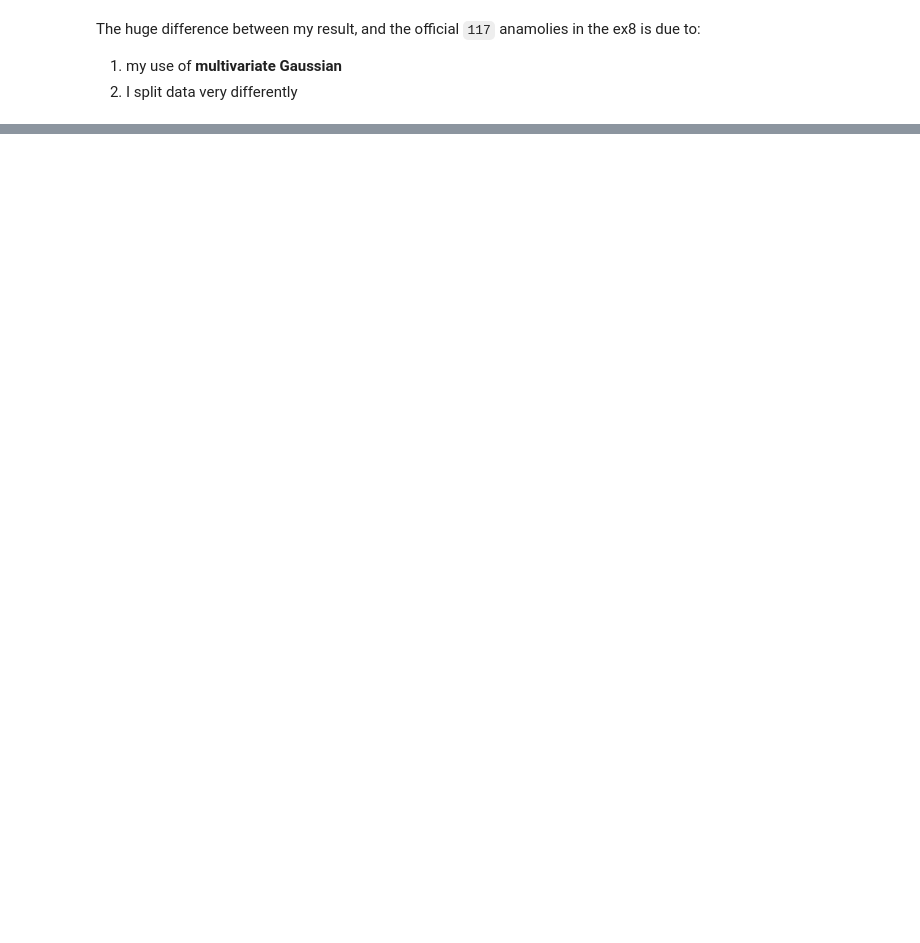
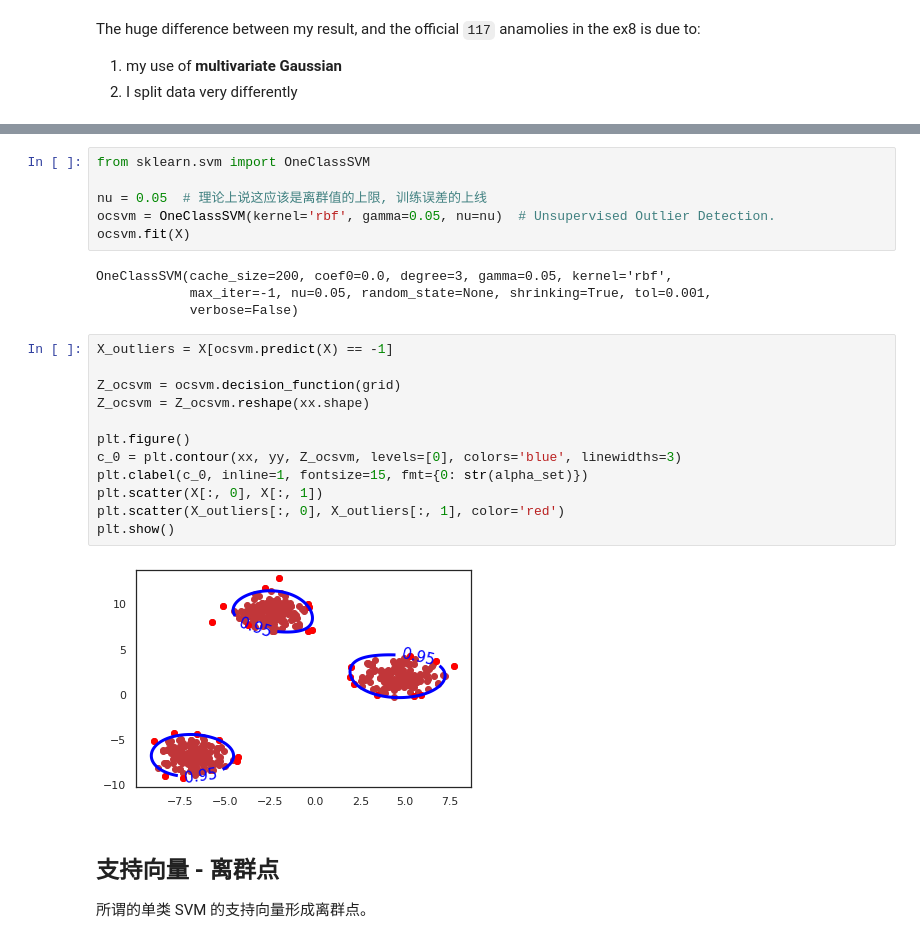
Before and after one commit to Ulysses-WJL/MachineLearning, a Jupyter notebook: 异常检测与推荐系统/1- Anomaly detection.ipynb, the cells around one changed output, grey strips where cells are left out. Saved outputs shown, nothing was run; the diff lists cells and outputs as text; blank space fills up the shorter version.

```diff
--- a/异常检测与推荐系统/1- Anomaly detection.ipynb
+++ b/异常检测与推荐系统/1- Anomaly detection.ipynb
@@ -311,0 +392,28 @@ The huge difference between my result, and the official `117` anamolies in the e
+# %%
+from sklearn.svm import OneClassSVM
+
+nu = 0.05  # 理论上说这应该是离群值的上限, 训练误差的上线
+ocsvm = OneClassSVM(kernel='rbf', gamma=0.05, nu=nu)  # Unsupervised Outlier Detection.
+ocsvm.fit(X)
+# %% [output]
+OneClassSVM(cache_size=200, coef0=0.0, degree=3, gamma=0.05, kernel='rbf',
+            max_iter=-1, nu=0.05, random_state=None, shrinking=True, tol=0.001,
+            verbose=False)
+# %%
+X_outliers = X[ocsvm.predict(X) == -1]
+
+Z_ocsvm = ocsvm.decision_function(grid)
+Z_ocsvm = Z_ocsvm.reshape(xx.shape)
+
+plt.figure()
+c_0 = plt.contour(xx, yy, Z_ocsvm, levels=[0], colors='blue', linewidths=3)
+plt.clabel(c_0, inline=1, fontsize=15, fmt={0: str(alpha_set)})
+plt.scatter(X[:, 0], X[:, 1])
+plt.scatter(X_outliers[:, 0], X_outliers[:, 1], color='red')
+plt.show()
+# %% [output]
+[figure, added]
+# %% [markdown]
+支持向量 - 离群点
+---
+所谓的单类 SVM 的支持向量形成离群点。
```
Also changed, not shown: parts of 21 cells of this notebook, 1 other file.
